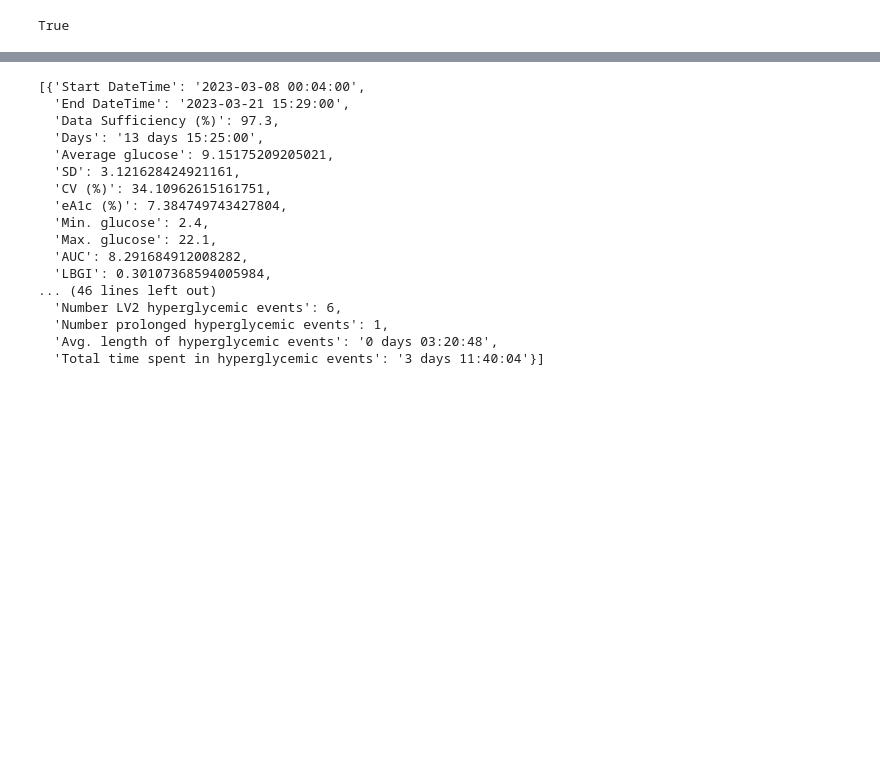
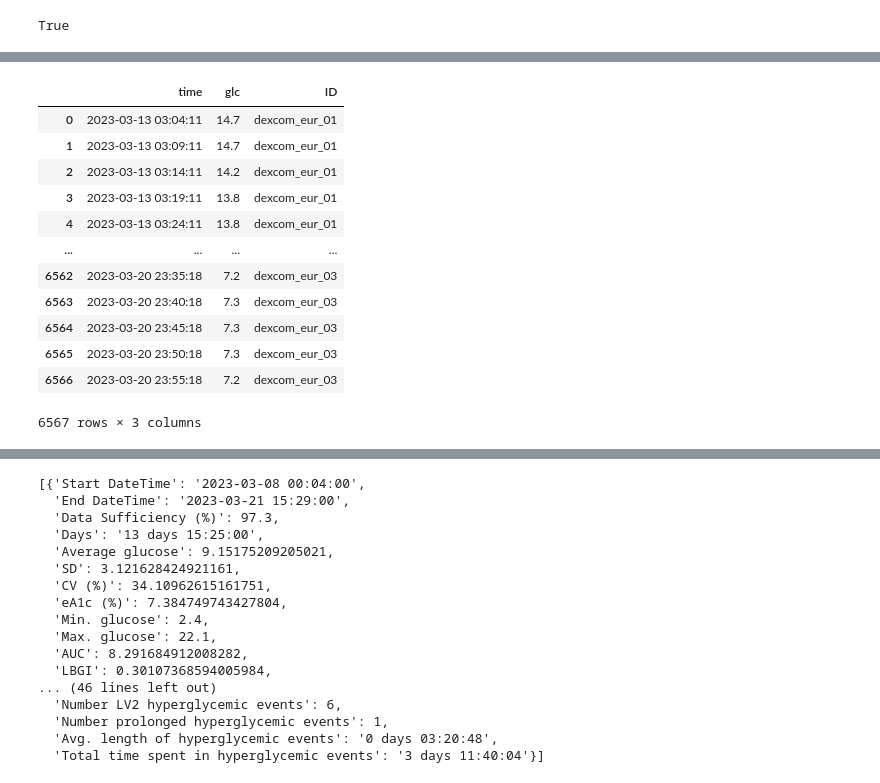
Before and after one commit to cafoala/diametrics, a Jupyter notebook: experiment.ipynb, the cells around one changed output, grey strips where cells are left out. Cells and saved outputs as stored; diff of their text form; code cells hidden in the pictures; blank space fills up the shorter version.

```diff
--- a/experiment.ipynb
+++ b/experiment.ipynb
@@ -27,0 +67,2 @@ NotADirectoryError: [Errno 20] Not a directory: 'tests/test_data/dexcom/dexcom_e
+# %%
+dexcom_data = preprocessing.replace_cutoffs(dexcom_data)
@@ -27,0 +95,20 @@ NotADirectoryError: [Errno 20] Not a directory: 'tests/test_data/dexcom/dexcom_e
+# %%
+d = {'dexcom_eur_01': ['2023-03-13 03:00:00', '2023-03-20 14:30:00'],
+     'dexcom_eur_02': ['2023-03-09', '2023-03-18'],
+     'dexcom_eur_03': ['2023-03-14', '2023-03-21']}
+# %%
+preprocessing.set_time_frame(dexcom_data, d)
+# %% [output]
+|  | time | glc | ID |
+| 0 | 2023-03-13 03:04:11 | 14.7 | dexcom_eur_01 |
+| 1 | 2023-03-13 03:09:11 | 14.7 | dexcom_eur_01 |
+| 2 | 2023-03-13 03:14:11 | 14.2 | dexcom_eur_01 |
+| 3 | 2023-03-13 03:19:11 | 13.8 | dexcom_eur_01 |
+| 4 | 2023-03-13 03:24:11 | 13.8 | dexcom_eur_01 |
+| ... | ... | ... | ... |
+| 6562 | 2023-03-20 23:35:18 | 7.2 | dexcom_eur_03 |
+| 6563 | 2023-03-20 23:40:18 | 7.3 | dexcom_eur_03 |
+| 6564 | 2023-03-20 23:45:18 | 7.3 | dexcom_eur_03 |
+| 6565 | 2023-03-20 23:50:18 | 7.3 | dexcom_eur_03 |
+| 6566 | 2023-03-20 23:55:18 | 7.2 | dexcom_eur_03 |
+6567 rows × 3 columns
```
Also changed, not shown: parts of 41 cells of this notebook, 2 other files.
